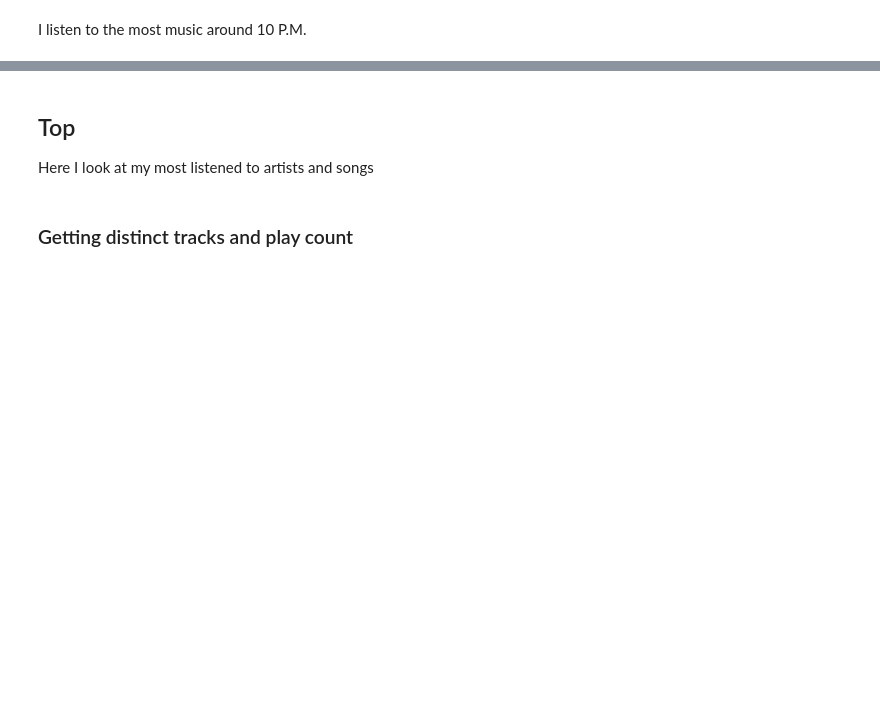
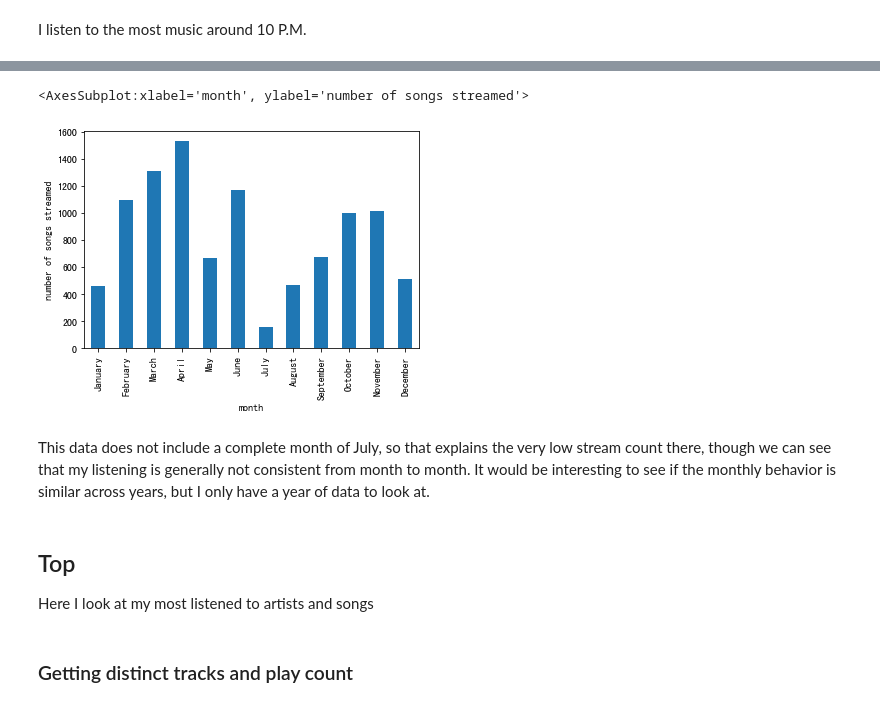
Before and after one commit to YasMME/spotify-data-exploration, a Jupyter notebook: SpotifyStreamingHistory.ipynb, the cells around one changed output, grey strips where cells are left out. Cells and saved outputs as stored; diff of their text form; code cells hidden in the pictures; blank space fills up the shorter version.

```diff
--- a/SpotifyStreamingHistory.ipynb
+++ b/SpotifyStreamingHistory.ipynb
@@ -155,2 +159,4 @@ _ = ax
 # %% [markdown]
 I listen to the most music around 10 P.M.
+# %%
+spotify_streaming_frame['month'] = spotify_streaming_frame.endTime.apply(lambda x: x.month_name())
@@ -157,3 +172,15 @@ I listen to the most music around 10 P.M.
+# %%
+month_counts = spotify_streaming_frame['month'].value_counts()
+months = ['January', 'February', 'March', 'April',
+          'May', 'June', 'July', 'August',
+          'September', 'October', 'November', 'December']
+
+month_counts.reindex(months).plot.bar(xlabel='month', ylabel='number of songs streamed')
+# %% [output]
+<AxesSubplot:xlabel='month', ylabel='number of songs streamed'>
+[figure, added]
+# %% [markdown]
+This data does not include a complete month of July, so that explains the very low stream count there, though we can see that my listening is generally not consistent from month to month. It would be interesting to see if the monthly behavior is similar across years, but I only have a year of data to look at.
 # %% [markdown]
 ## Top
 Here I look at my most listened to artists and songs
```
Also changed, not shown: parts of 4 cells of this notebook.
